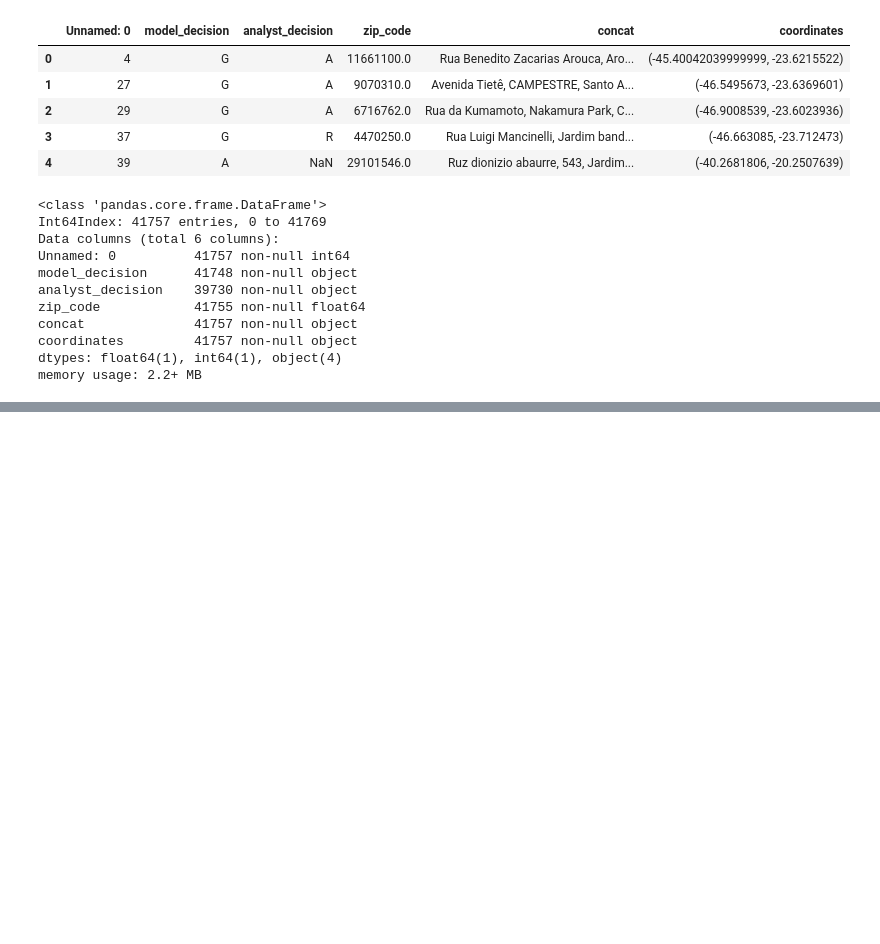
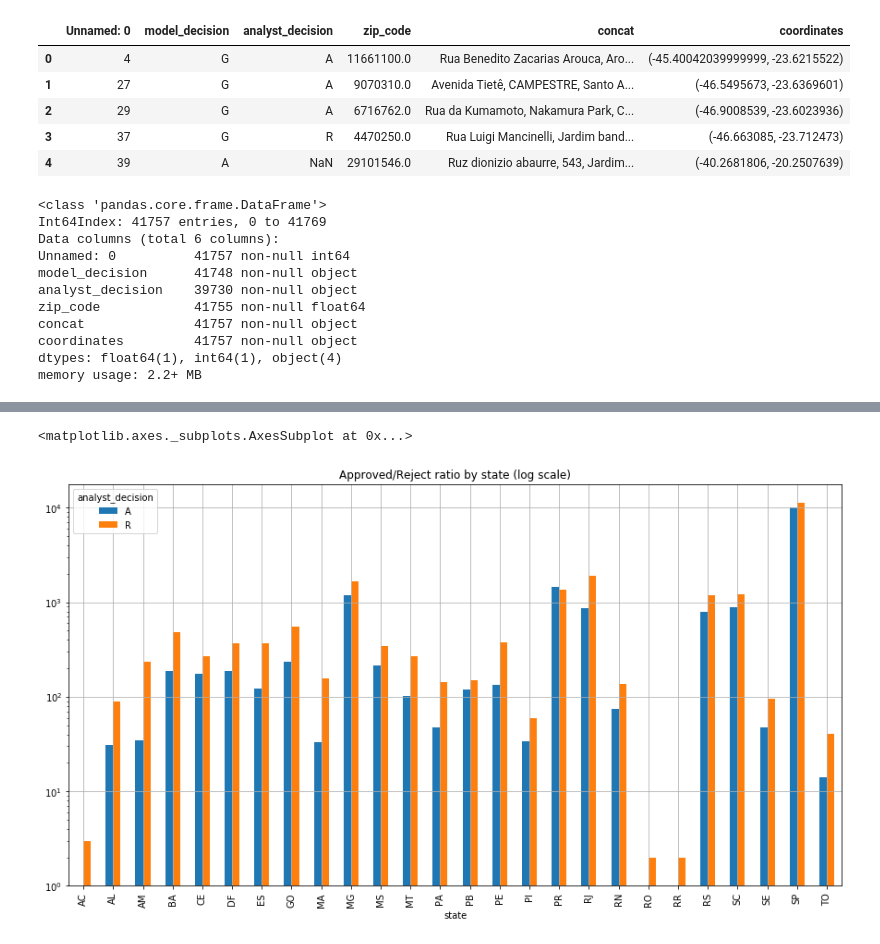
Before and after one commit to andre1393/ds4a-creditas-project, a Jupyter notebook: EDA/andre_eda.ipynb, the cells around one changed output, grey strips where cells are left out. Saved outputs shown, nothing was run; the diff lists cells and outputs as text; code cells hidden in the pictures; blank space fills up the shorter version.

```diff
--- a/EDA/andre_eda.ipynb
+++ b/EDA/andre_eda.ipynb
@@ -128,0 +115,10 @@ registry\
+# %%
+registry\
+.groupby(['state', 'analyst_decision'])\
+.count()['concat']\
+.reset_index()\
+.pivot_table(index='state', columns='analyst_decision', values='concat')\
+.plot(kind='bar', grid=True, figsize=(15,8), log=True, title='Approved/Reject ratio by state (log scale)')
+# %% [output]
+<matplotlib.axes._subplots.AxesSubplot at 0x...>
+[figure, added]
```
Also changed, not shown: parts of 24 cells of this notebook.
